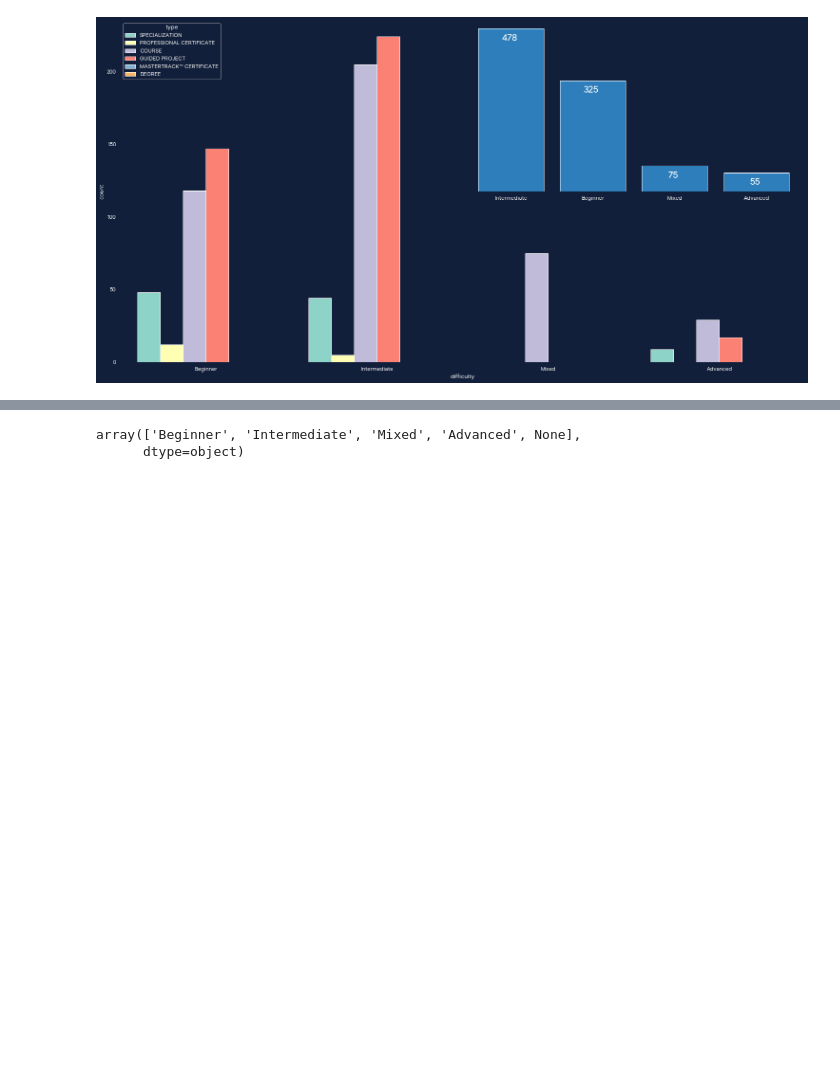
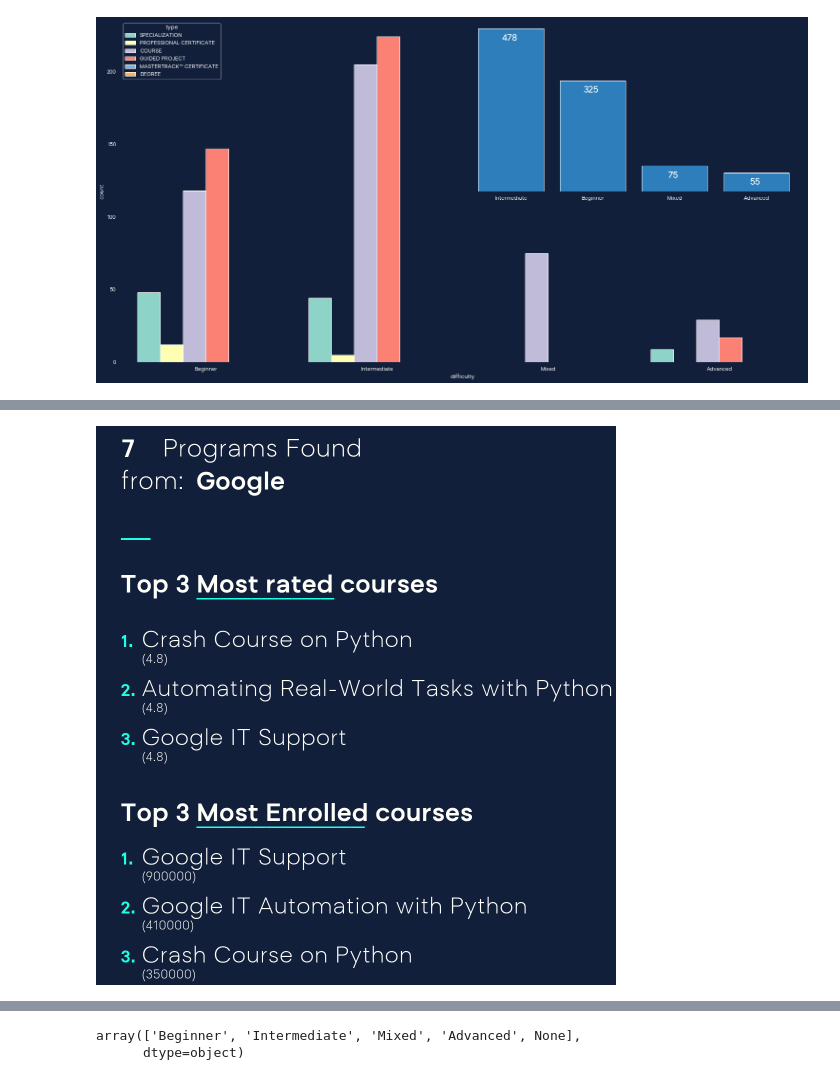
Before and after one commit to AayushSameerShah/CourseraAnalysis_with_Flask, a Jupyter notebook: TextGraphs.ipynb, the cells around one changed output, grey strips where cells are left out. Drawn from its saved outputs; the diff is of its cells as text; code cells hidden in the pictures; blank space fills up the shorter version.

```diff
--- a/TextGraphs.ipynb
+++ b/TextGraphs.ipynb
@@ -204,0 +209,10 @@ plt.savefig(savepath + 'difficulty.png', bbox_inches= 'tight', transparent= True
+# %%
+filter_ = '(df.university == uni)'
+if type_:
+    filter_ += ' & '
+    filter_ += '(df.type == type_)'
+if diff:
+    filter_ += ' & '
+    filter_ += '(df.difficulty == diff)'
+
+filter_
@@ -204,0 +221,2 @@ plt.savefig(savepath + 'difficulty.png', bbox_inches= 'tight', transparent= True
+# %%
+hey = df[eval(filter_)]
@@ -204,0 +245,44 @@ plt.savefig(savepath + 'difficulty.png', bbox_inches= 'tight', transparent= True
+# %%
+top3_names_rating = hey.sort_values(by= 'review', ascending= False)[:3]['course']
+top3_reviews_rating = hey.sort_values(by= 'review', ascending= False)[:3]['review']
+# %%
+top3_names_stud = hey.sort_values(by= 'students', ascending= False)[:3]['course']
+top3_enroll_stud = hey.sort_values(by= 'students', ascending= False)[:3]['students']
+# %%
+fig = plt.figure(figsize= (15, 20))
+ax = plt.axes()
+ax.set(xticks = [], yticks = [])
+
+ax.text(.05, .95, f"{count}", fontsize= 50, fontweight= "bold")
+ax.text(.15, .95, f"Programs Found", fontsize= 50, fontweight= "light")
+ax.text(.05, .89, "from: ", fontsize= 50, fontweight= "light")
+if len(uni) > 20:
+    uni = list(uni)
+    uni.insert(20, "\n")
+    uni = ''.join(uni)
+    ax.text(.23, .838, uni, fontsize= 50, fontweight= "bold")
+else:
+    ax.text(.23, .89, uni, fontsize= 50, fontweight= "bold")
+
+ax.text(.05, .80, '__', fontsize= 50, fontweight= "bold", color= "#1fffe5")
+ax.text(.05, .70, 'Top 3 Most rated courses', fontsize= 50, fontweight= "bold")
+ax.text(.23, .69, '__________', fontsize= 46, fontweight= "bold", color= "#1fffe5")
+
+
+for idx, (y, course, rate)  in enumerate(zip(np.linspace(.60, .42, 3), top3_names_rating, top3_reviews_rating)):
+    ax.text(.05, y, str(idx + 1) +". ", fontsize= 35, fontweight= "bold", color= "#1fffe5")
+    ax.text(.1, y, course, fontsize= 46, fontweight= "light")
+    ax.text(.1, y-.03, "(" + str(round(rate,1)) + ")", fontsize= 25, fontweight= "light")
+
+ax.text(.05, .28, 'Top 3 Most Enrolled courses', fontsize= 50, fontweight= "bold")
+ax.text(.23, .27, '____________', fontsize= 47, fontweight= "bold", color= "#1fffe5")
+
+
+for idx, (y, course, rate)  in enumerate(zip(np.linspace(.20, .02, 3), top3_names_stud, top3_enroll_stud)):
+    ax.text(.05, y, str(idx + 1) +". ", fontsize= 35, fontweight= "bold", color= "#1fffe5")
+    ax.text(.1, y, course, fontsize= 46, fontweight= "light")
+    ax.text(.1, y-.03, "(" + str(round(rate)) + ")", fontsize= 25, fontweight= "light")
+
+plt.savefig(savepath + 'summary.png', bbox_inches= 'tight', transparent= True)
+# %% [output]
+[figure, added]
```
Also changed, not shown: parts of 6 cells of this notebook, 30 other files.
